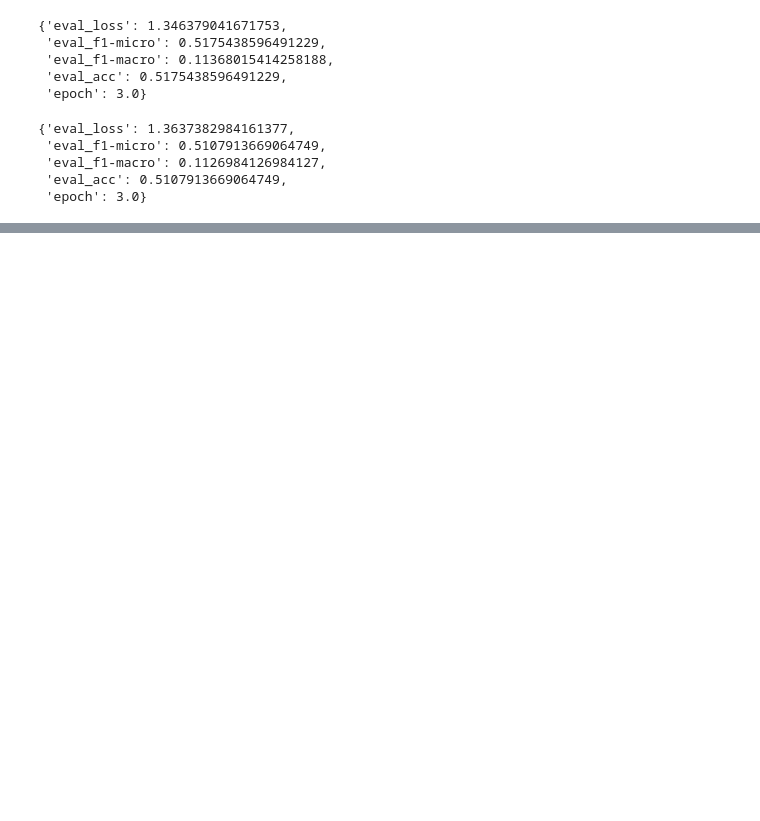
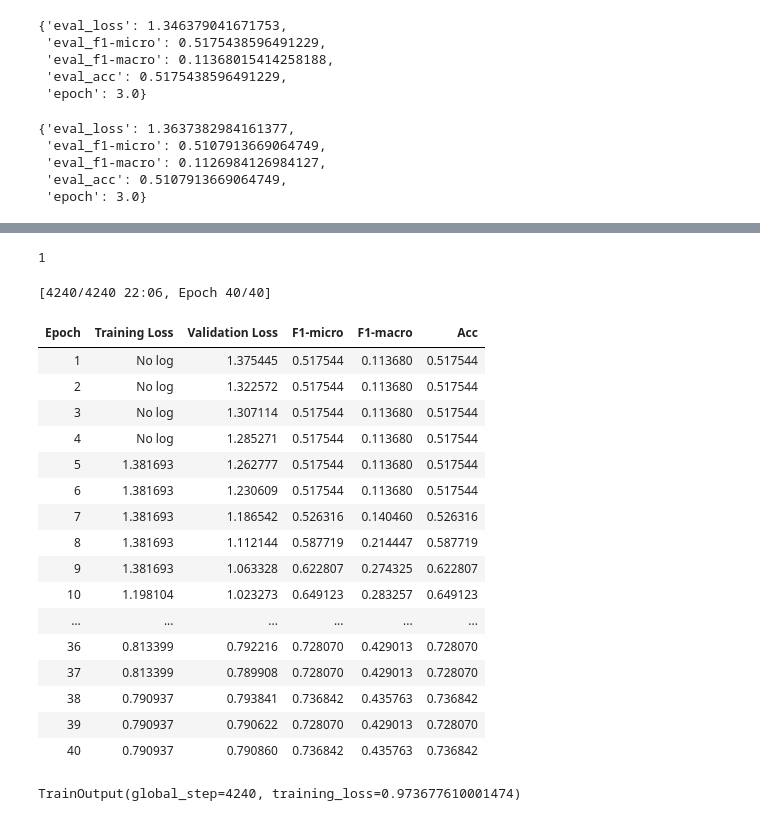
Before and after one commit to jonathanc42/DL_project, a Jupyter notebook: Roberta_mlm_CI_100_epoch.ipynb, the cells around one changed output, grey strips where cells are left out. Saved outputs shown, nothing was run; the diff lists cells and outputs as text; code cells hidden in the pictures; blank space fills up the shorter version.

Commit message:
Update Roberta_mlm_CI_100_epoch.ipynb
update larger epochs

```diff
--- a/Roberta_mlm_CI_100_epoch.ipynb
+++ b/Roberta_mlm_CI_100_epoch.ipynb
@@ -502,0 +523,62 @@ trainer_ft.evaluate(dataset_encoded['test'])
+# %%
+model.train_adapter(['CI_classifier'])
+# %%
+# get warm up steps for given warmup ratio
+
+warmup_ratio = 0.006
+max_train_batch_size_mlm = 16
+WARMUP_STEP = max(1, int(dataset_encoded['train'].num_rows / max_train_batch_size_mlm * warmup_ratio))
+print(WARMUP_STEP)
+# GRADIENT_ACC_STEP = 256 / max_train_batch_size_mlm
+# print(GRADIENT_ACC_STEP)
+# %% [output]
+1
+# %%
+training_args_ft = TrainingArguments(
+    output_dir=f'model/{ds_name}/adapter-pt-adapter-ft/{today}/',
+    evaluation_strategy = "epoch",
+    learning_rate=2e-5,
+    remove_unused_columns=False,
+    num_train_epochs=40,
+    fp16=True,
+    per_device_train_batch_size=16,
+    per_device_eval_batch_size=64,
+    adam_beta1=0.9,
+    adam_beta2=0.98,
+    adam_epsilon=1e-6,
+#     warmup_ratio=0.006, not supported in adapter-transformers
+    warmup_steps=WARMUP_STEP,
+    weight_decay=0.01,
+#     gradient_accumulation_steps=GRADIENT_ACC_STEP
+)
+# %%
+trainer_ft = Trainer(
+    model=model,
+    args=training_args_ft,
+    train_dataset=dataset_encoded["train"],
+    eval_dataset=dataset_encoded["validation"],
+    compute_metrics= compute_score
+#     data_collator=data_collator,
+)
+# %%
+trainer_ft.train()
+# %% [output]
+[4240/4240 22:06, Epoch 40/40]
+| Epoch | Training Loss | Validation Loss | F1-micro | F1-macro | Acc |
+| 1 | No log | 1.375445 | 0.517544 | 0.113680 | 0.517544 |
+| 2 | No log | 1.322572 | 0.517544 | 0.113680 | 0.517544 |
+| 3 | No log | 1.307114 | 0.517544 | 0.113680 | 0.517544 |
+| 4 | No log | 1.285271 | 0.517544 | 0.113680 | 0.517544 |
+| 5 | 1.381693 | 1.262777 | 0.517544 | 0.113680 | 0.517544 |
+| 6 | 1.381693 | 1.230609 | 0.517544 | 0.113680 | 0.517544 |
+| 7 | 1.381693 | 1.186542 | 0.526316 | 0.140460 | 0.526316 |
+| 8 | 1.381693 | 1.112144 | 0.587719 | 0.214447 | 0.587719 |
+| 9 | 1.381693 | 1.063328 | 0.622807 | 0.274325 | 0.622807 |
+| 10 | 1.198104 | 1.023273 | 0.649123 | 0.283257 | 0.649123 |
+| ... | ... | ... | ... | ... | ... |
+| 36 | 0.813399 | 0.792216 | 0.728070 | 0.429013 | 0.728070 |
+| 37 | 0.813399 | 0.789908 | 0.728070 | 0.429013 | 0.728070 |
+| 38 | 0.790937 | 0.793841 | 0.736842 | 0.435763 | 0.736842 |
+| 39 | 0.790937 | 0.790622 | 0.728070 | 0.429013 | 0.728070 |
+| 40 | 0.790937 | 0.790860 | 0.736842 | 0.435763 | 0.736842 |
+TrainOutput(global_step=4240, training_loss=0.973677610001474)
```
Also changed, not shown: parts of 8 cells of this notebook.
